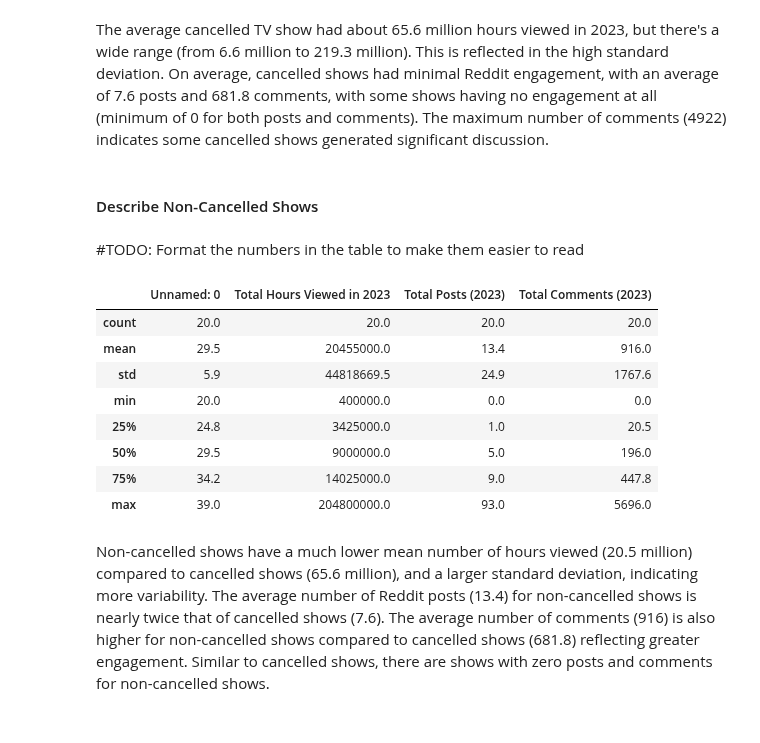
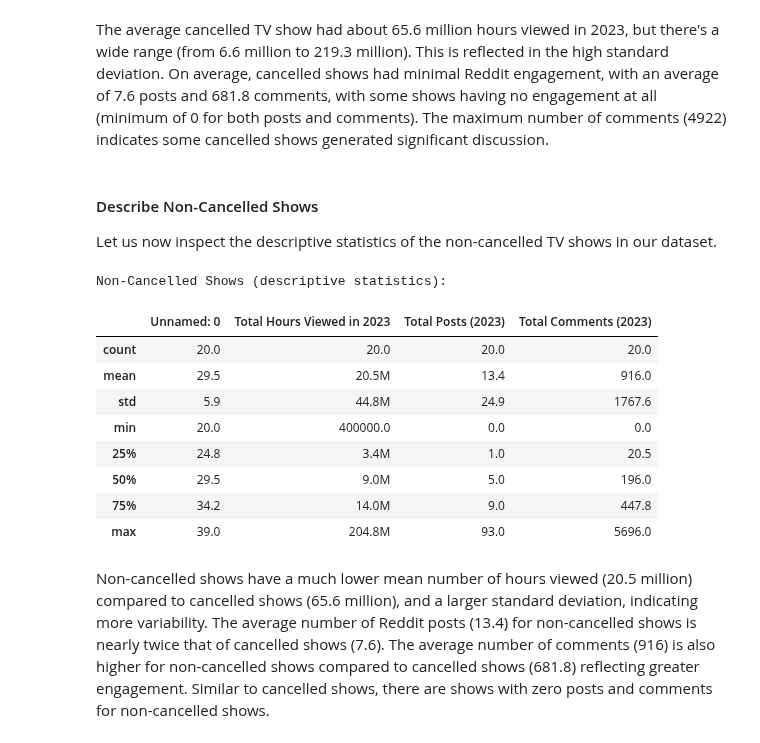
Before and after one commit to einavrobyncohen/DW64, a Jupyter notebook: notebooks/final_analysis.ipynb, the cells around one changed output. Drawn from its saved outputs; the diff is of its cells as text; code cells hidden in the pictures.

Commit message:
Format, explanations, comments
Removed commented out bar plots in this commit

```diff
--- a/notebooks/final_analysis.ipynb
+++ b/notebooks/final_analysis.ipynb
@@ -87,21 +96,30 @@ cancelled_shows.describe().map(lambda x: f'{x/1e6:.1f}M' if x >= 1e6 else x)
 | max | 19.0 | 219.3M | 65.0 | 4922.0 |
 # %% [markdown]
 The average cancelled TV show had about 65.6 million hours viewed in 2023, but there's a wide range (from 6.6 million to 219.3 million). This is reflected in the high standard deviation. On average, cancelled shows had minimal Reddit engagement, with an average of 7.6 posts and 681.8 comments, with some shows having no engagement at all (minimum of 0 for both posts and comments). The maximum number of comments (4922) indicates some cancelled shows generated significant discussion.
-# %% [markdown]
-#### Describe Non-Cancelled Shows
-# %% [markdown]
-#TODO: Format the numbers in the table to make them easier to read
-# %%
-non_cancelled_shows.describe().round(1)
-# %% [output]
-|  | Unnamed: 0 | Total Hours Viewed in 2023 | Total Posts (2023) | Total Comments (2023) |
-| count | 20.0 | 20.0 | 20.0 | 20.0 |
-| mean | 29.5 | 20455000.0 | 13.4 | 916.0 |
-| std | 5.9 | 44818669.5 | 24.9 | 1767.6 |
-| min | 20.0 | 400000.0 | 0.0 | 0.0 |
-| 25% | 24.8 | 3425000.0 | 1.0 | 20.5 |
-| 50% | 29.5 | 9000000.0 | 5.0 | 196.0 |
-| 75% | 34.2 | 14025000.0 | 9.0 | 447.8 |
-| max | 39.0 | 204800000.0 | 93.0 | 5696.0 |
+# %% [markdown]
+#### Describe Non-Cancelled Shows
+
+Let us now inspect the descriptive statistics of the non-cancelled TV shows in our dataset.
+# %%
+# Generate descriptive statistics
+desc_stats_non_cancelled = non_cancelled_shows.describe()
+
+# Apply formatting for millions
+desc_stats_non_cancelled = desc_stats_non_cancelled.map(lambda x: f'{x/1e6:.1f}M' if x >= 1e6 else x)
+
+# Print descriptive statistics
+print('Non-Cancelled Shows (descriptive statistics):')
+desc_stats_non_cancelled
+# %% [output]
+Non-Cancelled Shows (descriptive statistics):
+|  | Unnamed: 0 | Total Hours Viewed in 2023 | Total Posts (2023) | Total Comments (2023) |
+| count | 20.0 | 20.0 | 20.0 | 20.0 |
+| mean | 29.5 | 20.5M | 13.4 | 916.0 |
+| std | 5.9 | 44.8M | 24.9 | 1767.6 |
+| min | 20.0 | 400000.0 | 0.0 | 0.0 |
+| 25% | 24.8 | 3.4M | 1.0 | 20.5 |
+| 50% | 29.5 | 9.0M | 5.0 | 196.0 |
+| 75% | 34.2 | 14.0M | 9.0 | 447.8 |
+| max | 39.0 | 204.8M | 93.0 | 5696.0 |
 # %% [markdown]
 Non-cancelled shows have a much lower mean number of hours viewed (20.5 million) compared to cancelled shows (65.6 million), and a larger standard deviation, indicating more variability. The average number of Reddit posts (13.4) for non-cancelled shows is nearly twice that of cancelled shows (7.6). The average number of comments (916) is also higher for non-cancelled shows compared to cancelled shows (681.8) reflecting greater engagement. Similar to cancelled shows, there are shows with zero posts and comments for non-cancelled shows.
```
Also changed, not shown: parts of 19 cells of this notebook.
